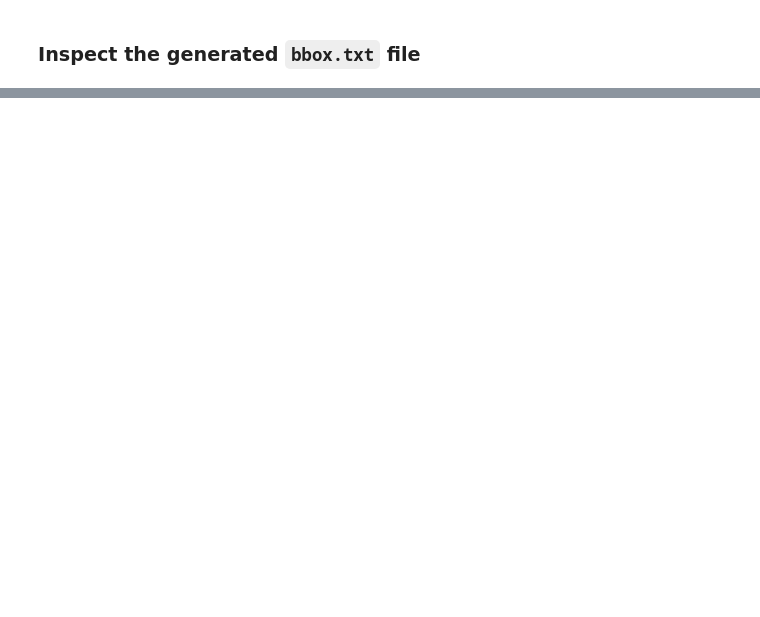
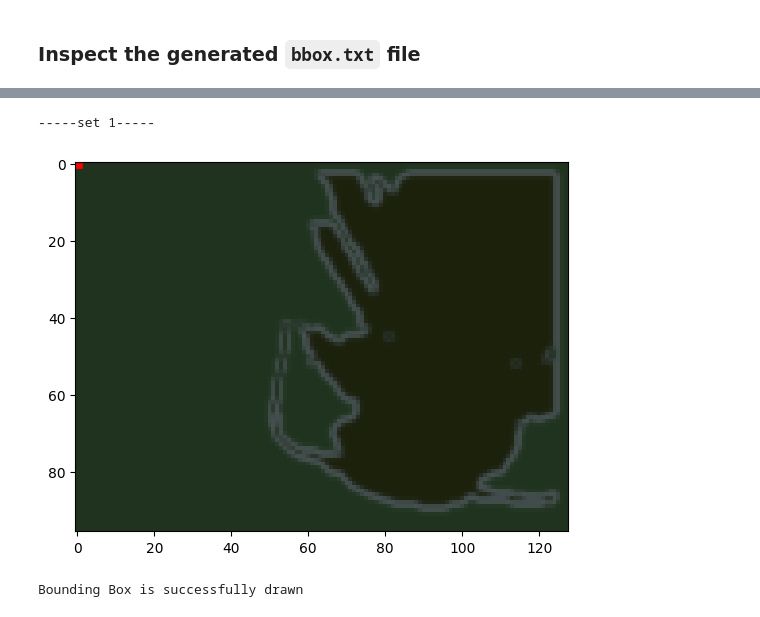
Before and after one commit to kmock930/Multi-Category-Image-Modelling-Transfer-Learning, a Jupyter notebook: CSI5341 Assignment 3 - Kelvin Mock 300453668.ipynb, the cells around one changed output, grey strips where cells are left out. Cells and saved outputs as stored; diff of their text form; code cells hidden in the pictures; blank space fills up the shorter version.

```diff
--- a/CSI5341 Assignment 3 - Kelvin Mock 300453668.ipynb
+++ b/CSI5341 Assignment 3 - Kelvin Mock 300453668.ipynb
@@ -676,0 +695,14 @@ Number of Bounding Box Coordinates recorded for set 1: 1330
+# %%
+# set 1
+print("-----set 1-----");
+res = drawBoundingBox(
+    bboxFilepath=constants.BBOX_FILENAME,
+    X_imageSet=X_seg_test,
+    y_imageSet=y_seg_test,
+    setName=constants.set1
+);
+print("Bounding Box is successfully drawn" if res == True else "Failed to draw a bounding box in an image.");
+# %% [output]
+-----set 1-----
+[figure, added]
+Bounding Box is successfully drawn
```
Also changed, not shown: parts of 8 cells of this notebook, 1 other file.
